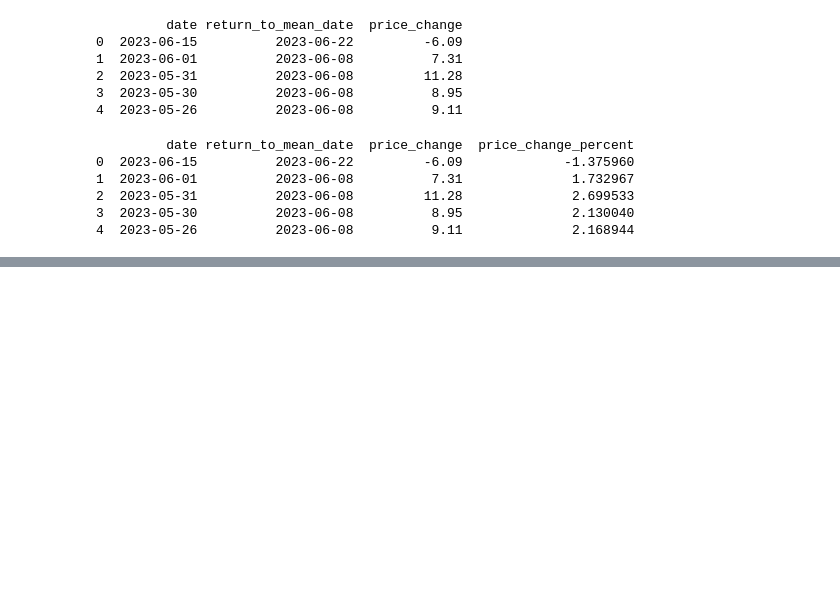
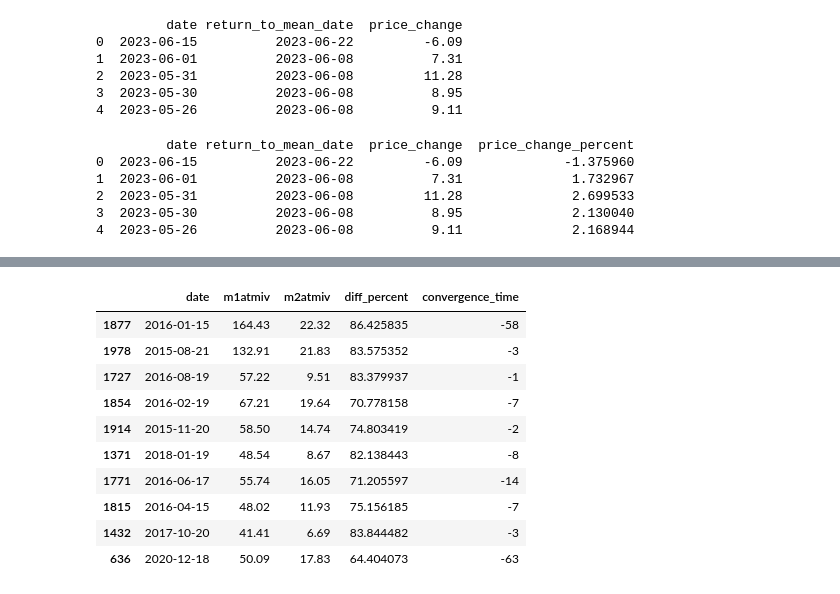
Before and after one commit to vladimirsnap/options, a Jupyter notebook: Volatility_calc_IEP.ipynb, the cells around one changed output, grey strips where cells are left out. Cells and saved outputs as stored; diff of their text form; code cells hidden in the pictures; blank space fills up the shorter version.

```diff
--- a/Volatility_calc_IEP.ipynb
+++ b/Volatility_calc_IEP.ipynb
@@ -231,0 +337,16 @@ print(df_iv30_2std.head())
+# %%
+# Находим максимальную разницу в каждом окне
+max_diffs = rolling_window.max()
+
+# Выводим максимальную разницу волатильности
+print('Максимальная разница волатильности за скользящий 30-дневный период:', max_diffs.max())
+
+# Вычисляем медианное значение разностей за весь период
+median_diff = df['iv_diff'].median()
+
+# Находим топ-10 максимальных разностей
+top_10_diffs = df['iv_diff'].nlargest(10)
+
+# Выводим результаты
+print('Медианное значение разностей за весь период:', median_diff)
+print('Топ-10 максимальных разностей:', top_10_diffs)
@@ -231,0 +367,43 @@ print(df_iv30_2std.head())
+# %%
+# Получаем индексы строк с топ-10 максимальными разностями
+top_10_diff_indices = top_10_diffs.index
+
+# Создаем DataFrame для хранения результата
+top_10_diff_data = pd.DataFrame(index=top_10_diff_indices)
+
+# Добавляем в него данные о волатильности m1atmiv, проценте разности от этой волатильности и времени схождения волатильностей
+top_10_diff_data['date'] = df.loc[top_10_diff_indices, 'date']
+top_10_diff_data['m1atmiv'] = df.loc[top_10_diff_indices, 'm1atmiv']
+top_10_diff_data['m2atmiv'] = df.loc[top_10_diff_indices, 'm2atmiv']
+top_10_diff_data['diff_percent'] = df.loc[top_10_diff_indices, 'iv_diff'] / df.loc[top_10_diff_indices, 'm1atmiv'] * 100
+
+# Инициализируем список для хранения времени схождения
+convergence_times = []
+
+# Для каждого индекса в top_10_diff_indices
+for idx in top_10_diff_indices:
+    # Находим следующий момент времени, когда разница в волатильности стала меньше или равна медианной
+    next_convergence_time = df.loc[idx:][df.loc[idx:]['iv_diff'] <= median_diff].first_valid_index()
+    # Если такой момент найден, добавляем его в список
+    if next_convergence_time is not None:
+        convergence_times.append((df.loc[next_convergence_time, 'date'] - df.loc[idx, 'date']).days)
+    # Если такого момента нет, добавляем np.nan
+    else:
+        convergence_times.append(np.nan)
+
+# Добавляем время схождения в top_10_diff_data
+top_10_diff_data['convergence_time'] = convergence_times
+
+top_10_diff_data
+# %% [output]
+|  | date | m1atmiv | m2atmiv | diff_percent | convergence_time |
+| 1877 | 2016-01-15 | 164.43 | 22.32 | 86.425835 | -58 |
+| 1978 | 2015-08-21 | 132.91 | 21.83 | 83.575352 | -3 |
+| 1727 | 2016-08-19 | 57.22 | 9.51 | 83.379937 | -1 |
+| 1854 | 2016-02-19 | 67.21 | 19.64 | 70.778158 | -7 |
+| 1914 | 2015-11-20 | 58.50 | 14.74 | 74.803419 | -2 |
+| 1371 | 2018-01-19 | 48.54 | 8.67 | 82.138443 | -8 |
+| 1771 | 2016-06-17 | 55.74 | 16.05 | 71.205597 | -14 |
+| 1815 | 2016-04-15 | 48.02 | 11.93 | 75.156185 | -7 |
+| 1432 | 2017-10-20 | 41.41 | 6.69 | 83.844482 | -3 |
+| 636 | 2020-12-18 | 50.09 | 17.83 | 64.404073 | -63 |
```
Also changed, not shown: parts of 10 cells of this notebook.
